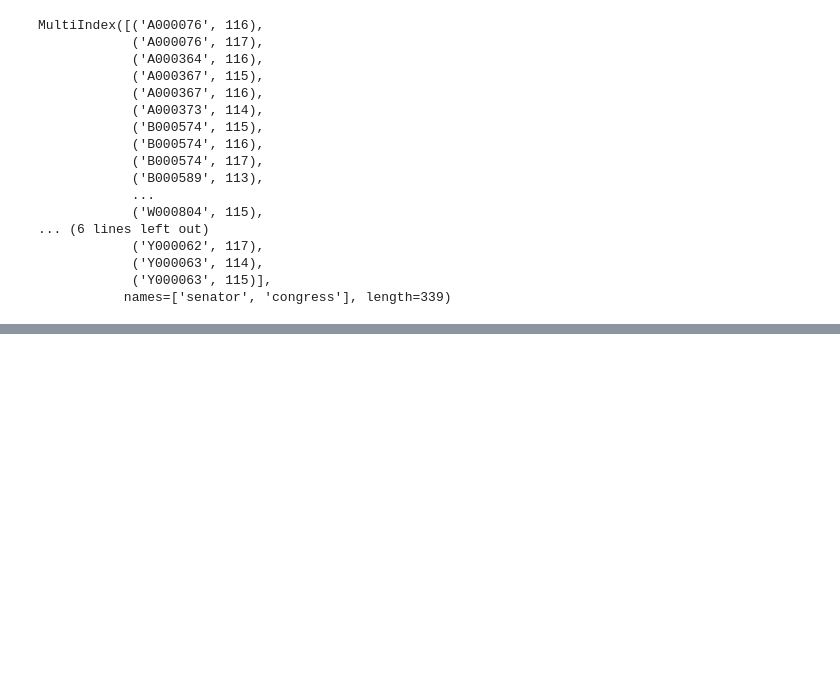
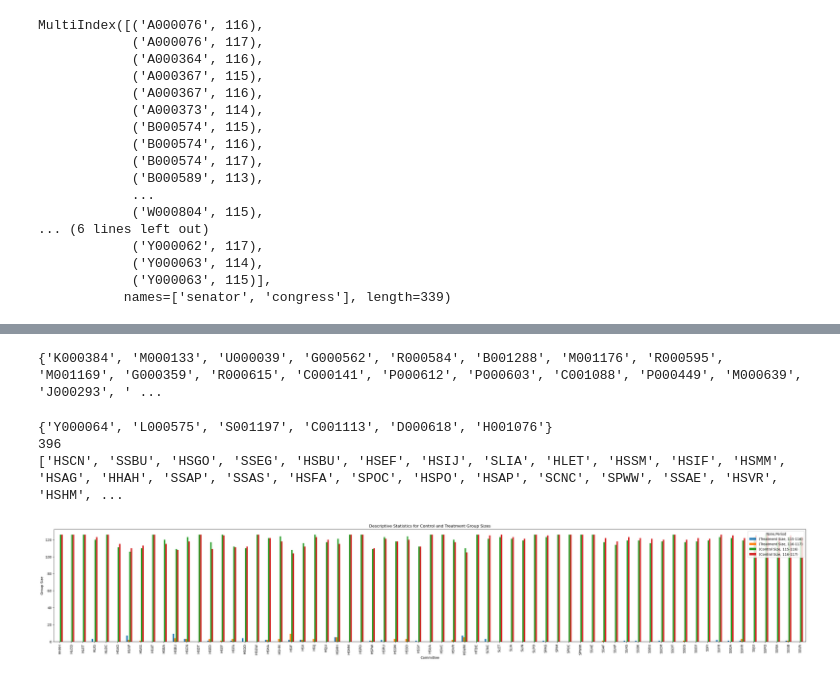
Before and after one commit to syyunn/efd, a Jupyter notebook: anlys/cycle/main9-transactions-desc-house-included.ipynb, the cells around one changed output, grey strips where cells are left out. Drawn from its saved outputs; the diff is of its cells as text; code cells hidden in the pictures; blank space fills up the shorter version.

```diff
--- a/anlys/cycle/main9-transactions-desc-house-included.ipynb
+++ b/anlys/cycle/main9-transactions-desc-house-included.ipynb
@@ -1037,0 +1099,27 @@ Inputs contain missing values. Dropping rows with missing observations.
+# %%
+pivot_df
+# %% [output]
+{'K000384', 'M000133', 'U000039', 'G000562', 'R000584', 'B001288', 'M001176', 'R000595', 'M001169', 'G000359', 'R000615', 'C000141', 'P000612', 'P000603', 'C001088', 'P000449', 'M000639', 'J000293', ' ...
+# %%
+committee = 'SSFI'
+post = 116
+pre = 115
+treatment = set(data_pivoted[(data_pivoted[post].apply(lambda x: committee in x if x is not None else False)) &
+                             (data_pivoted[pre].apply(lambda x: committee not in x if x is not None else False)) &
+                             (data_pivoted[post].notnull()) &
+                             (data_pivoted[pre].notnull())
+                             ].index)
+
+control = set(data_pivoted[(data_pivoted[post].apply(lambda x: committee not in x if x is not None else False)) &
+                           (data_pivoted[pre].apply(lambda x: committee not in x if x is not None else False)) &
+                           (data_pivoted[post].notnull()) &
+                           (data_pivoted[pre].notnull())
+                           ].index)
+
+print(treatment)
+print(len(control))
+print(committee_codes)
+# %% [output]
+{'Y000064', 'L000575', 'S001197', 'C001113', 'D000618', 'H001076'}
+396
+['HSCN', 'SSBU', 'HSGO', 'SSEG', 'HSBU', 'HSEF', 'HSIJ', 'SLIA', 'HLET', 'HSSM', 'HSIF', 'HSMM', 'HSAG', 'HHAH', 'SSAP', 'SSAS', 'HSFA', 'SPOC', 'HSPO', 'HSAP', 'SCNC', 'SPWW', 'SSAE', 'HSVR', 'HSHM', ...
@@ -1037,0 +1224,29 @@ Inputs contain missing values. Dropping rows with missing observations.
+# %%
+# Loop over the periods and committees
+stats_df = pd.DataFrame(columns=['Committee', 'Period', 'Treatment Size', 'Control Size'])
+
+for pre, post in periods:
+    for committee in committees:
+        # Perform the DiD analysis and get the descriptive statistics
+        coef, p_value, std_error, treatment_size, control_size = perform_did_analysis(pre, post, committee)
+
+        # Add the descriptive statistics to the DataFrame
+        stats_df = stats_df.append({
+            'Committee': committee,
+            'Period': f'{pre}-{post}',
+            'Treatment Size': treatment_size,
+            'Control Size': control_size
+        }, ignore_index=True)
+
+# Pivot the DataFrame to make it easier to plot
+stats_pivoted = stats_df.pivot(index='Committee', columns='Period')
+
+# Plot the bar chart
+fig, ax = plt.subplots(figsize=(40, 6))
+stats_pivoted.plot(kind='bar', ax=ax)
+ax.set_xlabel('Committee')
+ax.set_ylabel('Group Size')
+ax.set_title('Descriptive Statistics for Control and Treatment Group Sizes')
+plt.show()
+# %% [output]
+[figure, added]
```
Also changed, not shown: parts of 49 cells of this notebook.
